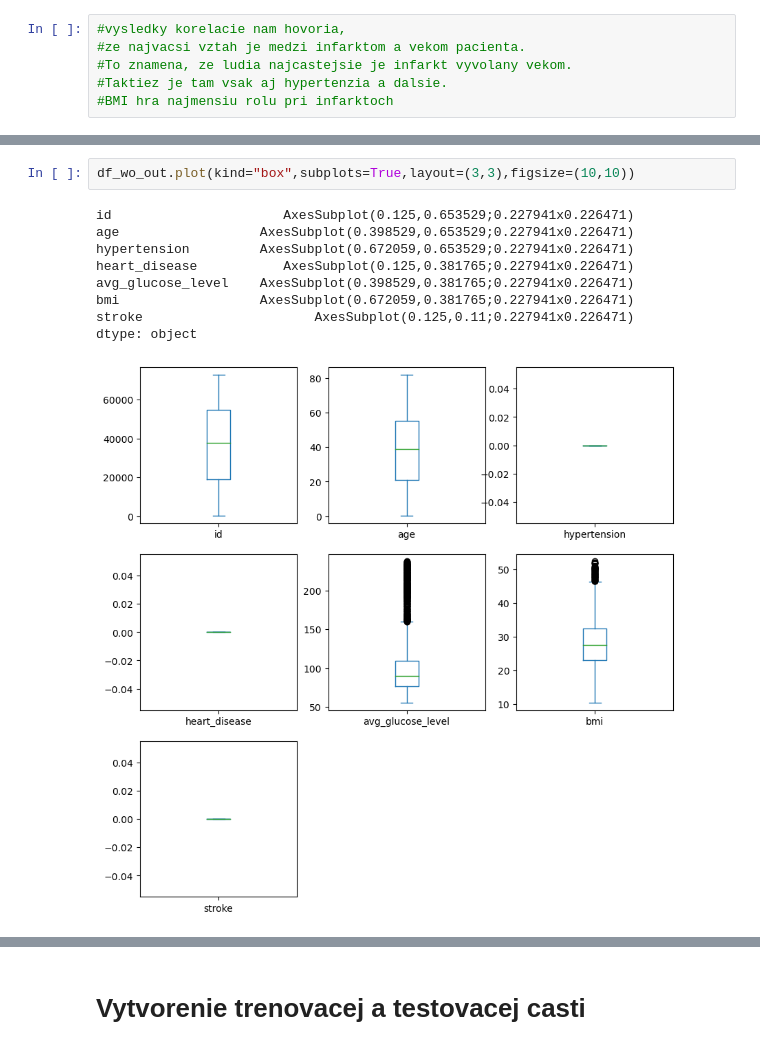
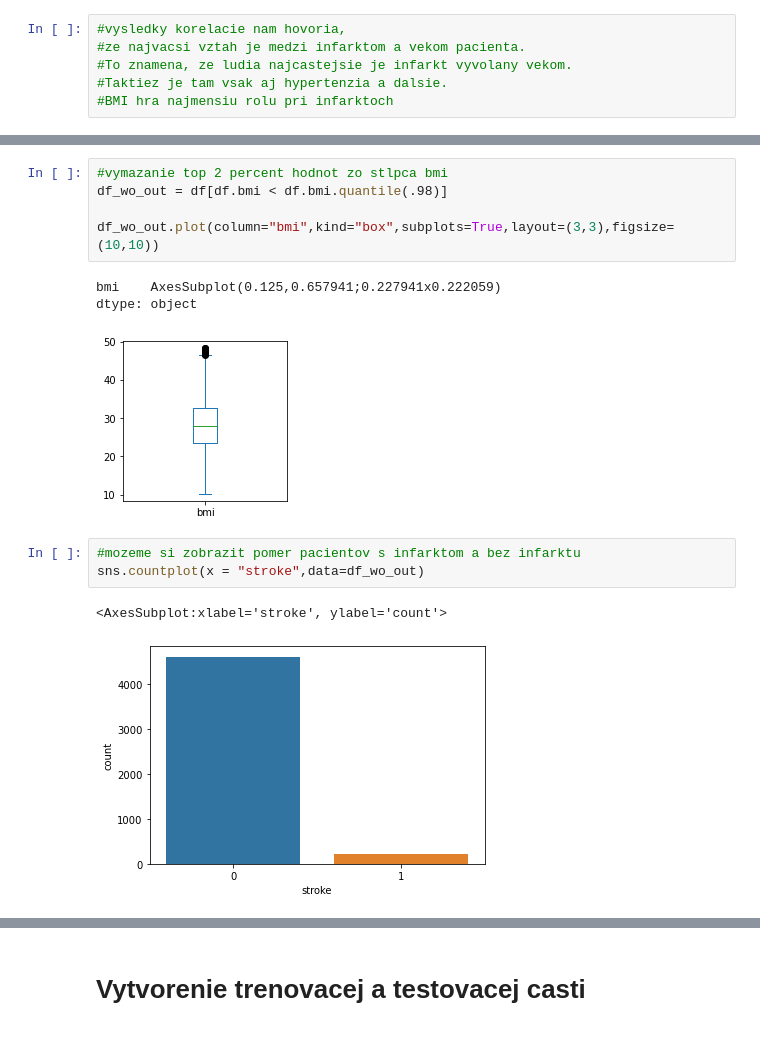
Before and after one commit to risomisek/machineLearning, a Jupyter notebook: PaloRisoML-stroke_rate.ipynb, the cells around one changed output, grey strips where cells are left out. Saved outputs shown, nothing was run; the diff lists cells and outputs as text.

```diff
--- a/PaloRisoML-stroke_rate.ipynb
+++ b/PaloRisoML-stroke_rate.ipynb
@@ -255,12 +237,15 @@ df_wo_out
-# %%
-df_wo_out.plot(kind="box",subplots=True,layout=(3,3),figsize=(10,10))
-# %% [output]
-id                      AxesSubplot(0.125,0.653529;0.227941x0.226471)
-age                  AxesSubplot(0.398529,0.653529;0.227941x0.226471)
-hypertension         AxesSubplot(0.672059,0.653529;0.227941x0.226471)
-heart_disease           AxesSubplot(0.125,0.381765;0.227941x0.226471)
-avg_glucose_level    AxesSubplot(0.398529,0.381765;0.227941x0.226471)
-bmi                  AxesSubplot(0.672059,0.381765;0.227941x0.226471)
-stroke                      AxesSubplot(0.125,0.11;0.227941x0.226471)
-dtype: object
-[figure, removed]
+# %%
+#vymazanie top 2 percent hodnot zo stlpca bmi
+df_wo_out = df[df.bmi < df.bmi.quantile(.98)]
+
+df_wo_out.plot(column="bmi",kind="box",subplots=True,layout=(3,3),figsize=(10,10))
+# %% [output]
+bmi    AxesSubplot(0.125,0.657941;0.227941x0.222059)
+dtype: object
+[figure, added]
+# %%
+#mozeme si zobrazit pomer pacientov s infarktom a bez infarktu
+sns.countplot(x = "stroke",data=df_wo_out)
+# %% [output]
+<AxesSubplot:xlabel='stroke', ylabel='count'>
+[figure, new version]
```
Also changed, not shown: parts of 15 cells of this notebook.
